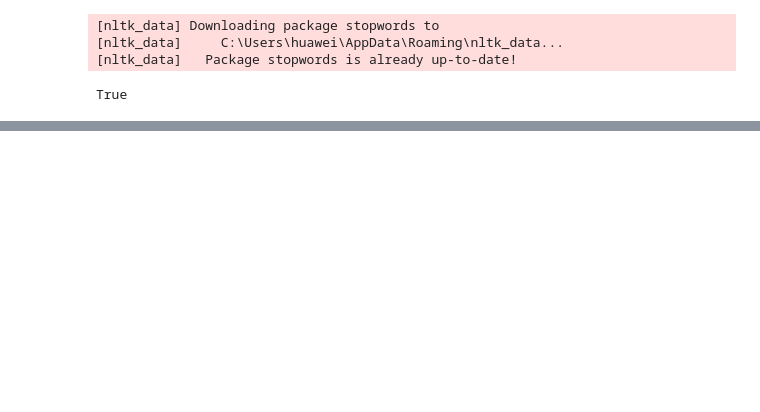
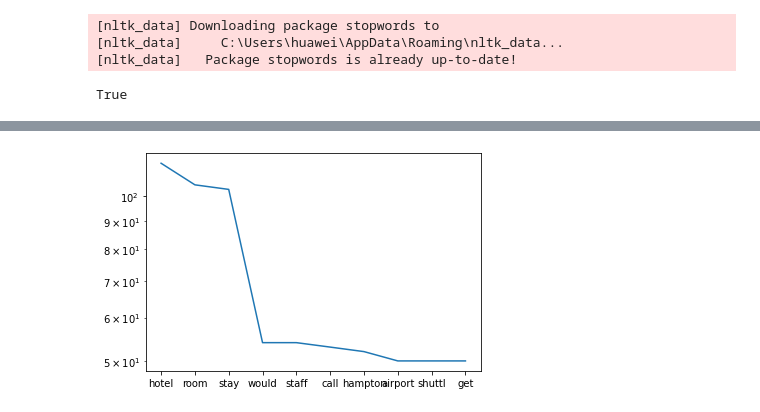
Before and after one commit to kaneishere/CZ4045, a Jupyter notebook: Tokenization&Stemming/Tokenization & Stemming Final Version.ipynb, the cells around one changed output, grey strips where cells are left out. Drawn from its saved outputs; the diff is of its cells as text; code cells hidden in the pictures; blank space fills up the shorter version.

```diff
--- a/Tokenization&Stemming/Tokenization & Stemming Final Version.ipynb
+++ b/Tokenization&Stemming/Tokenization & Stemming Final Version.ipynb
@@ -99,3 +103,11 @@ plt.yscale("log")
+# %%
+# Word Frequency After Stemming
+countsAfter = B1.stemmed_text.str.split(expand=True).stack().value_counts()
+
+plt.plot(countsAfter.head(10))
+plt.yscale("log")
+# %% [output]
+[figure, added]
 # %%
 # Select business b2 and prepare B2
 uniqueBusiness = data['business_id'].unique()
```
Also changed, not shown: parts of 10 cells of this notebook.
